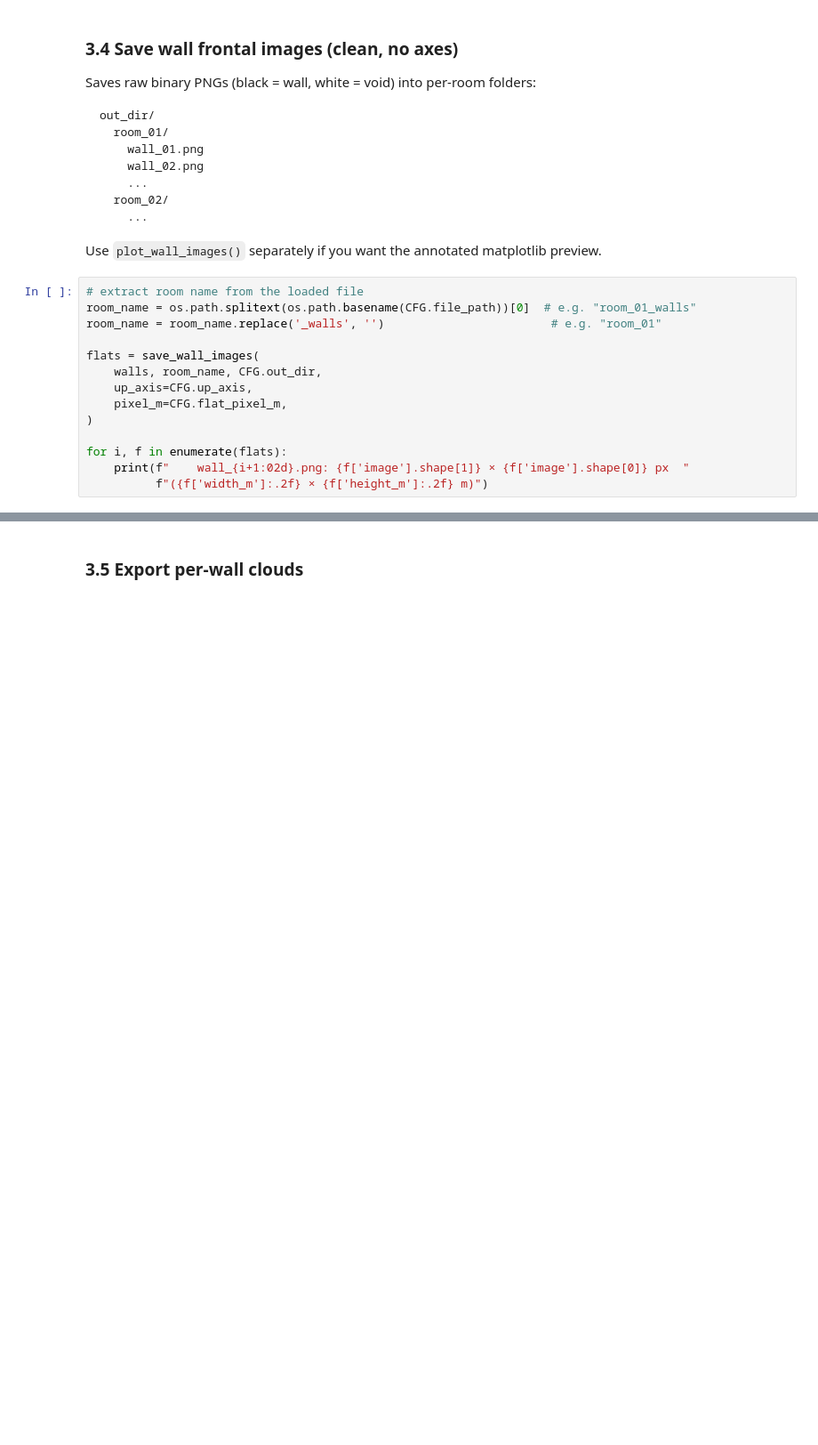
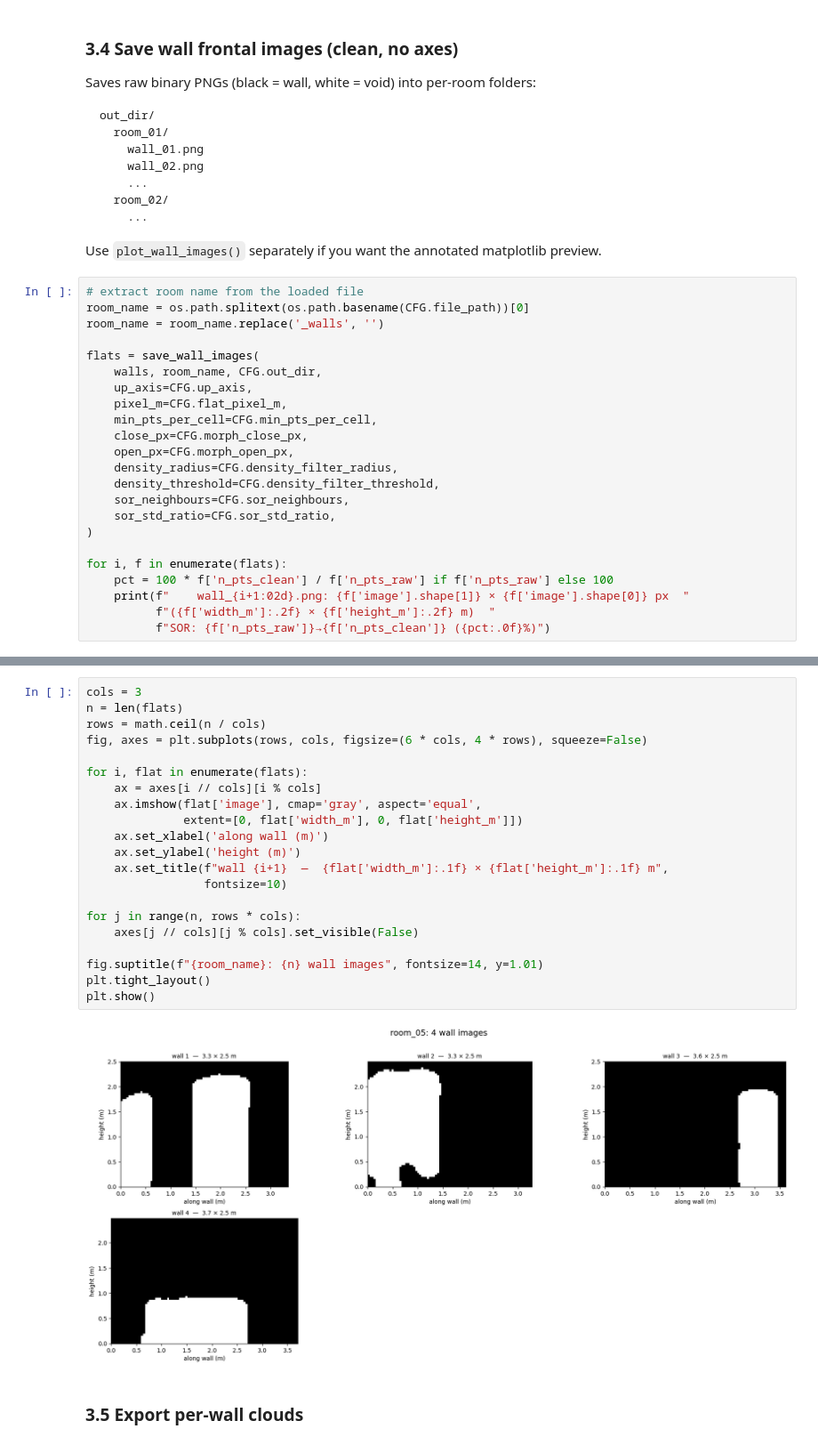
Before and after one commit to PrinceofJ/ONESTRUCTION-Point-Cloud-to-BIM, a Jupyter notebook: WallSegmentation.ipynb, the cells around one changed output, grey strips where cells are left out. Shown at 89% size. Drawn from its saved outputs; the diff is of its cells as text; blank space fills up the shorter version.

```diff
--- a/WallSegmentation.ipynb
+++ b/WallSegmentation.ipynb
@@ -557,15 +671,24 @@ out_dir/
 Use `plot_wall_images()` separately if you want the annotated matplotlib preview.
 # %%
 # extract room name from the loaded file
-room_name = os.path.splitext(os.path.basename(CFG.file_path))[0]  # e.g. "room_01_walls"
-room_name = room_name.replace('_walls', '')                        # e.g. "room_01"
+room_name = os.path.splitext(os.path.basename(CFG.file_path))[0]
+room_name = room_name.replace('_walls', '')
 
 flats = save_wall_images(
     walls, room_name, CFG.out_dir,
     up_axis=CFG.up_axis,
     pixel_m=CFG.flat_pixel_m,
+    min_pts_per_cell=CFG.min_pts_per_cell,
+    close_px=CFG.morph_close_px,
+    open_px=CFG.morph_open_px,
+    density_radius=CFG.density_filter_radius,
+    density_threshold=CFG.density_filter_threshold,
+    sor_neighbours=CFG.sor_neighbours,
+    sor_std_ratio=CFG.sor_std_ratio,
 )
 
 for i, f in enumerate(flats):
+    pct = 100 * f['n_pts_clean'] / f['n_pts_raw'] if f['n_pts_raw'] else 100
     print(f"    wall_{i+1:02d}.png: {f['image'].shape[1]} × {f['image'].shape[0]} px  "
-          f"({f['width_m']:.2f} × {f['height_m']:.2f} m)")
+          f"({f['width_m']:.2f} × {f['height_m']:.2f} m)  "
+          f"SOR: {f['n_pts_raw']}→{f['n_pts_clean']} ({pct:.0f}%)")
@@ -572,3 +706,26 @@ for i, f in enumerate(flats):
+# %%
+cols = 3
+n = len(flats)
+rows = math.ceil(n / cols)
+fig, axes = plt.subplots(rows, cols, figsize=(6 * cols, 4 * rows), squeeze=False)
+
+for i, flat in enumerate(flats):
+    ax = axes[i // cols][i % cols]
+    ax.imshow(flat['image'], cmap='gray', aspect='equal',
+              extent=[0, flat['width_m'], 0, flat['height_m']])
+    ax.set_xlabel('along wall (m)')
+    ax.set_ylabel('height (m)')
+    ax.set_title(f"wall {i+1}  —  {flat['width_m']:.1f} × {flat['height_m']:.1f} m",
+                 fontsize=10)
+
+for j in range(n, rows * cols):
+    axes[j // cols][j % cols].set_visible(False)
+
+fig.suptitle(f"{room_name}: {n} wall images", fontsize=14, y=1.01)
+plt.tight_layout()
+plt.show()
+# %% [output]
+[figure, added]
 # %% [markdown]
 ### 3.5 Export per-wall clouds
 # %%
```
Also changed, not shown: parts of 13 cells of this notebook, 1 other file.
